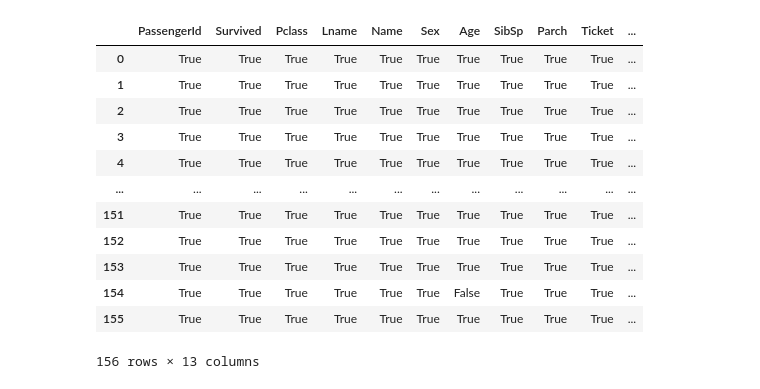
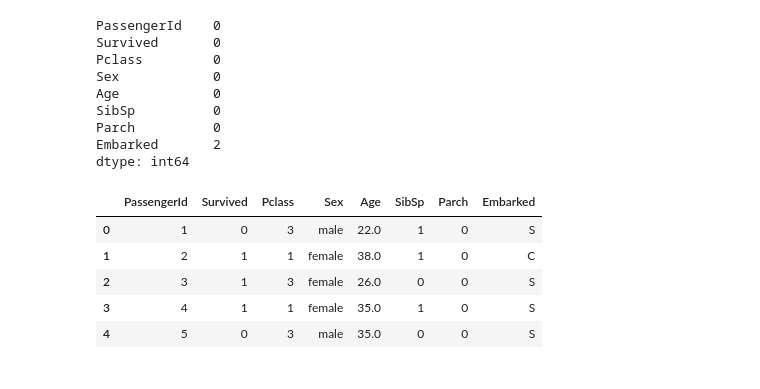
Before and after one commit to speedytech121/ml_course_internship, a Jupyter notebook: supervised/classification/titanic_feature_selection.ipynb, the cells around one changed output. Saved outputs shown, nothing was run; the diff lists cells and outputs as text; code cells hidden in the pictures.

```diff
--- a/supervised/classification/titanic_feature_selection.ipynb
+++ b/supervised/classification/titanic_feature_selection.ipynb
@@ -10,5 +13,4 @@ from sklearn.impute import SimpleImputer
 # %%
-df=pd.read_csv("https://gist.githubusercontent.com/jwalsh/ce1dc0436aba5b7a5c9666f47fa5a380/raw/5ce3854392b43ff97907112d344fc008229b0445/titanic.csv")
-pd.set_option('display.max_columns',None)
-df.head()
+df=pd.read_csv('https://raw.githubusercontent.com/datasciencedojo/datasets/master/titanic.csv')
+df.head(10)
 # %% [output]
@@ -20,0 +28,3 @@ df.head()
+# %%
+df.drop(['Name','Cabin','Ticket','Fare'],axis=1,inplace=True)
+df
@@ -37 +56,5 @@ Embarked         1
 dtype: int64
+# %%
+from sklearn.impute import SimpleImputer
+imputer=SimpleImputer()
+imputer.fit_transform(df[['Age']]) #test run
@@ -38,16 +79,23 @@ dtype: int64
+# %%
+df['Age']=imputer.fit_transform(df[['Age']])
+# %%
+df.isnull().sum()
+# %% [output]
+PassengerId    0
+Survived       0
+Pclass         0
+Sex            0
+Age            0
+SibSp          0
+Parch          0
+Embarked       2
+dtype: int64
 # %%
-df.notnull()
+df.head()
 # %% [output]
-|  | PassengerId | Survived | Pclass | Lname | Name | Sex | Age | SibSp | Parch | Ticket | ... |
-| 0 | True | True | True | True | True | True | True | True | True | True | ... |
-| 1 | True | True | True | True | True | True | True | True | True | True | ... |
-| 2 | True | True | True | True | True | True | True | True | True | True | ... |
-| 3 | True | True | True | True | True | True | True | True | True | True | ... |
-| 4 | True | True | True | True | True | True | True | True | True | True | ... |
-| ... | ... | ... | ... | ... | ... | ... | ... | ... | ... | ... | ... |
-| 151 | True | True | True | True | True | True | True | True | True | True | ... |
-| 152 | True | True | True | True | True | True | True | True | True | True | ... |
-| 153 | True | True | True | True | True | True | True | True | True | True | ... |
-| 154 | True | True | True | True | True | True | False | True | True | True | ... |
-| 155 | True | True | True | True | True | True | True | True | True | True | ... |
+|  | PassengerId | Survived | Pclass | Sex | Age | SibSp | Parch | Embarked |
+| 0 | 1 | 0 | 3 | male | 22.0 | 1 | 0 | S |
+| 1 | 2 | 1 | 1 | female | 38.0 | 1 | 0 | C |
+| 2 | 3 | 1 | 3 | female | 26.0 | 0 | 0 | S |
+| 3 | 4 | 1 | 1 | female | 35.0 | 1 | 0 | S |
+| 4 | 5 | 0 | 3 | male | 35.0 | 0 | 0 | S |
-156 rows × 13 columns
```
Also changed, not shown: parts of 48 cells of this notebook.
